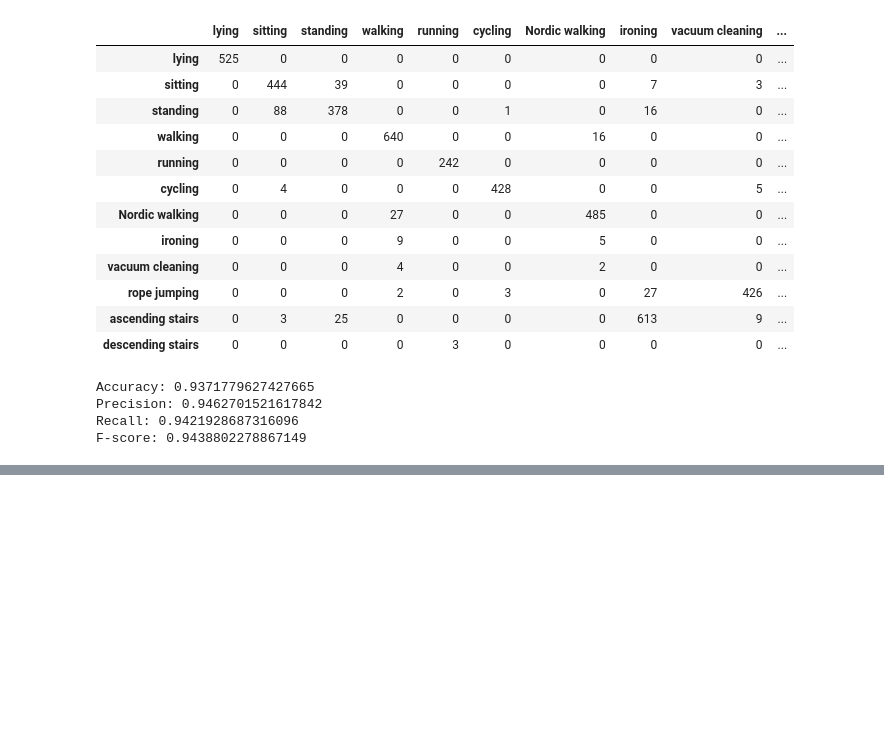
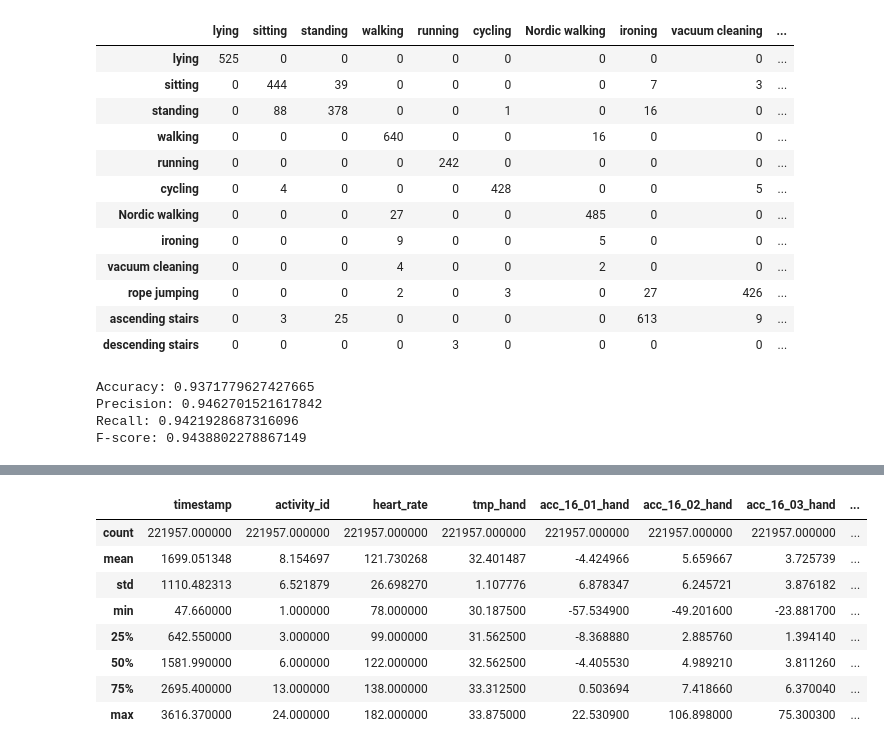
Before and after one commit to RobLMCO/HP_Recognition, a Jupyter notebook: PAMAP2_Jupyter.ipynb, the cells around one changed output, grey strips where cells are left out. Saved outputs shown, nothing was run; the diff lists cells and outputs as text; code cells hidden in the pictures; blank space fills up the shorter version.

```diff
--- a/PAMAP2_Jupyter.ipynb
+++ b/PAMAP2_Jupyter.ipynb
@@ -769,0 +874,12 @@ F-score: 0.9438802278867149
+# %%
+sim1_data_df.describe()
+# %% [output]
+|  | timestamp | activity_id | heart_rate | tmp_hand | acc_16_01_hand | acc_16_02_hand | acc_16_03_hand | ... |
+| count | 221957.000000 | 221957.000000 | 221957.000000 | 221957.000000 | 221957.000000 | 221957.000000 | 221957.000000 | ... |
+| mean | 1699.051348 | 8.154697 | 121.730268 | 32.401487 | -4.424966 | 5.659667 | 3.725739 | ... |
+| std | 1110.482313 | 6.521879 | 26.698270 | 1.107776 | 6.878347 | 6.245721 | 3.876182 | ... |
+| min | 47.660000 | 1.000000 | 78.000000 | 30.187500 | -57.534900 | -49.201600 | -23.881700 | ... |
+| 25% | 642.550000 | 3.000000 | 99.000000 | 31.562500 | -8.368880 | 2.885760 | 1.394140 | ... |
+| 50% | 1581.990000 | 6.000000 | 122.000000 | 32.562500 | -4.405530 | 4.989210 | 3.811260 | ... |
+| 75% | 2695.400000 | 13.000000 | 138.000000 | 33.312500 | 0.503694 | 7.418660 | 6.370040 | ... |
+| max | 3616.370000 | 24.000000 | 182.000000 | 33.875000 | 22.530900 | 106.898000 | 75.300300 | ... |
```
Also changed, not shown: parts of 25 cells of this notebook, 18 other files.
